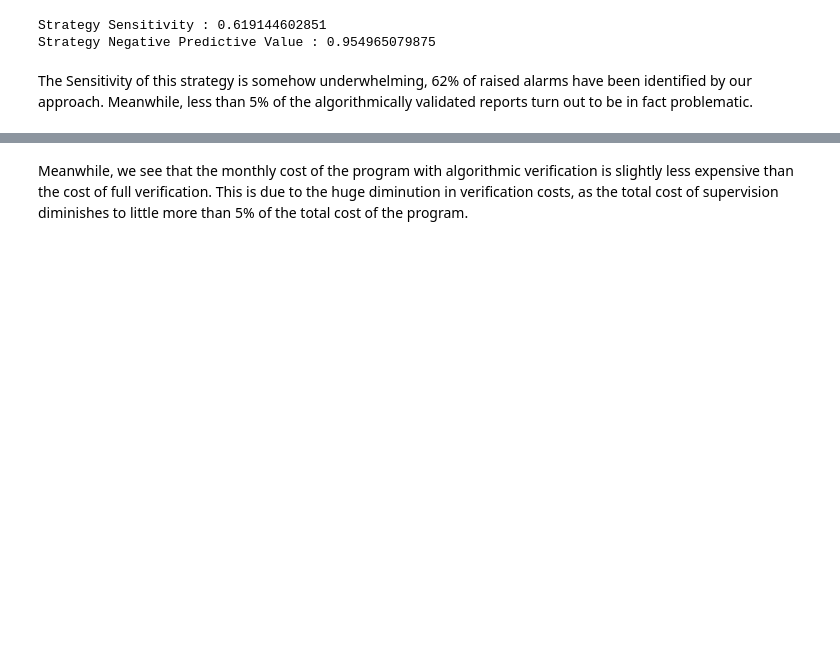
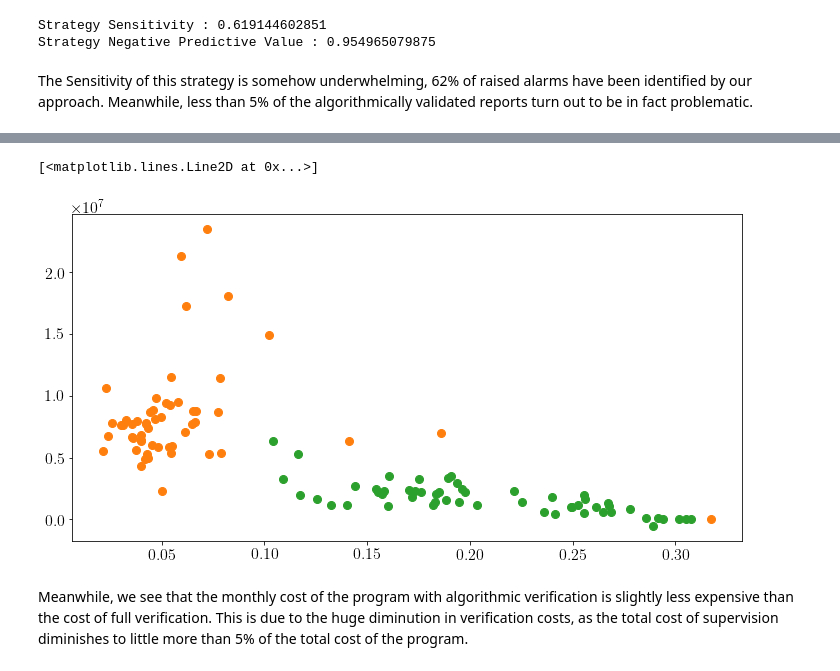
Before and after one commit to grlurton/orbf_data_validation, a Jupyter notebook: notebooks/reporting/Analysis.ipynb, the cells around one changed output, grey strips where cells are left out. Saved outputs shown, nothing was run; the diff lists cells and outputs as text; code cells hidden in the pictures; blank space fills up the shorter version.

```diff
--- a/notebooks/reporting/Analysis.ipynb
+++ b/notebooks/reporting/Analysis.ipynb
@@ -393,3 +357,9 @@ axarr[1,1].set_title('Amount of Undue Payment')
+# %%
+plt.plot(perc_verification_sup[total_claimed_payments < 1e9].tolist() , undue_payment_plot[total_claimed_payments < 1e9].tolist() , 'o' , color = 'C1' )
+plt.plot(list(aedes_share_supervision_cost[aedes_total_payment < 1e9]) , list(aedes_undue[aedes_total_payment < 1e9]) , 'o' , color = 'C2' )
+# %% [output]
+[<matplotlib.lines.Line2D at 0x...>]
+[figure, added]
 # %% [markdown]
 Meanwhile, we see that the monthly cost of the program with algorithmic verification is slightly less expensive than the cost of full verification. This is due to the huge diminution in verification costs, as the total cost of supervision diminishes to little more than 5% of the total cost of the program.
 # %%
```
Also changed, not shown: parts of 6 cells of this notebook.
